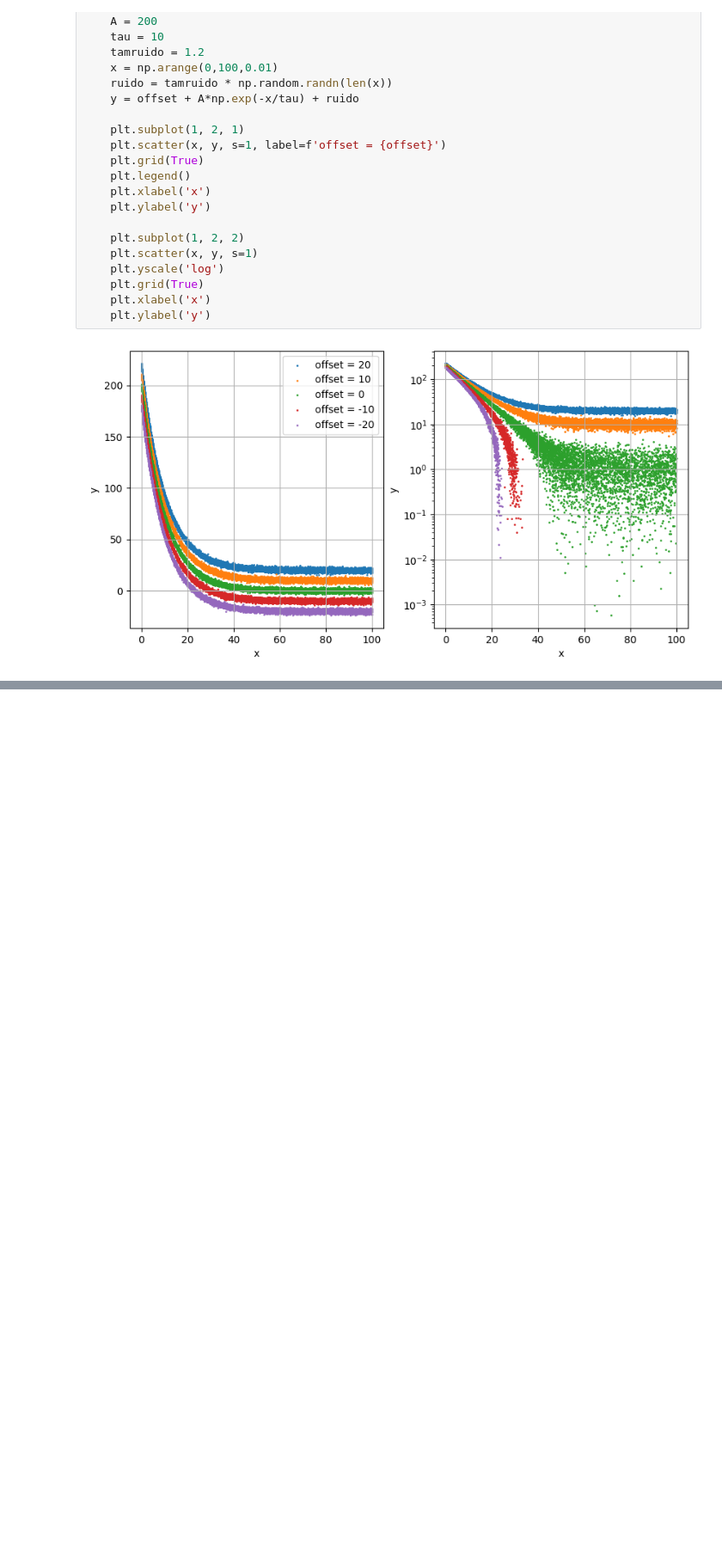
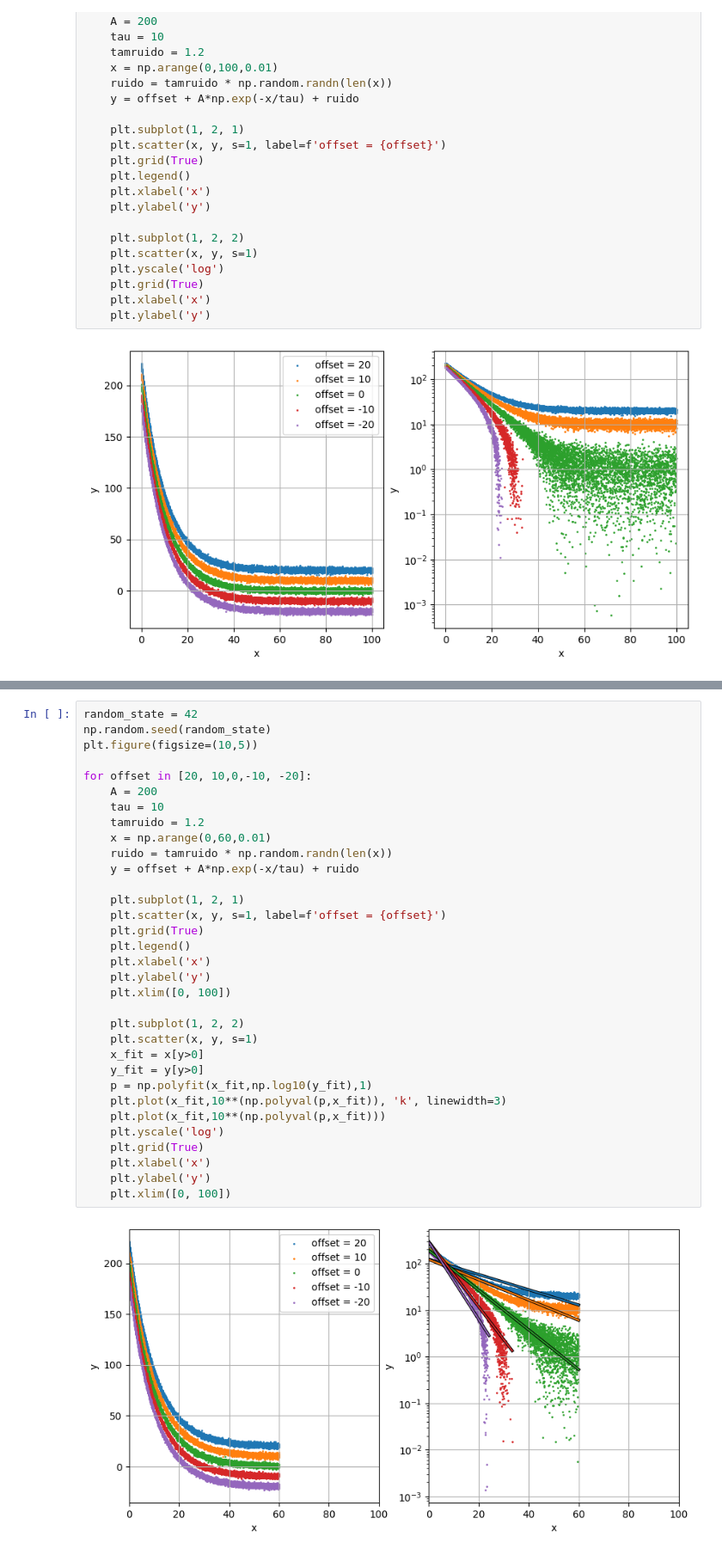
Before and after one commit to diegoshalom/labosdf, a Jupyter notebook: software/python/decaimiento exponencial en escala logaritmica/Ajuste_exponencial_y_ruido_en_escala_logarítmica.ipynb, the cells around one changed output, grey strips where cells are left out. Shown at 86% size. Drawn from its saved outputs; the diff is of its cells as text; blank space fills up the shorter version.

```diff
--- a/software/python/decaimiento exponencial en escala logaritmica/Ajuste_exponencial_y_ruido_en_escala_logarítmica.ipynb
+++ b/software/python/decaimiento exponencial en escala logaritmica/Ajuste_exponencial_y_ruido_en_escala_logarítmica.ipynb
@@ -34,0 +68,35 @@ for offset in [20, 10,0,-10, -20]:
+# %%
+random_state = 42
+np.random.seed(random_state)
+plt.figure(figsize=(10,5))
+
+for offset in [20, 10,0,-10, -20]:
+    A = 200
+    tau = 10
+    tamruido = 1.2
+    x = np.arange(0,60,0.01)
+    ruido = tamruido * np.random.randn(len(x))
+    y = offset + A*np.exp(-x/tau) + ruido
+
+    plt.subplot(1, 2, 1)
+    plt.scatter(x, y, s=1, label=f'offset = {offset}')
+    plt.grid(True)
+    plt.legend()
+    plt.xlabel('x')
+    plt.ylabel('y')
+    plt.xlim([0, 100])
+
+    plt.subplot(1, 2, 2)
+    plt.scatter(x, y, s=1)
+    x_fit = x[y>0]
+    y_fit = y[y>0]
+    p = np.polyfit(x_fit,np.log10(y_fit),1)
+    plt.plot(x_fit,10**(np.polyval(p,x_fit)), 'k', linewidth=3)
+    plt.plot(x_fit,10**(np.polyval(p,x_fit)))
+    plt.yscale('log')
+    plt.grid(True)
+    plt.xlabel('x')
+    plt.ylabel('y')
+    plt.xlim([0, 100])
+# %% [output]
+[figure, added]
```
Also changed, not shown: parts of 1 cell of this notebook.
